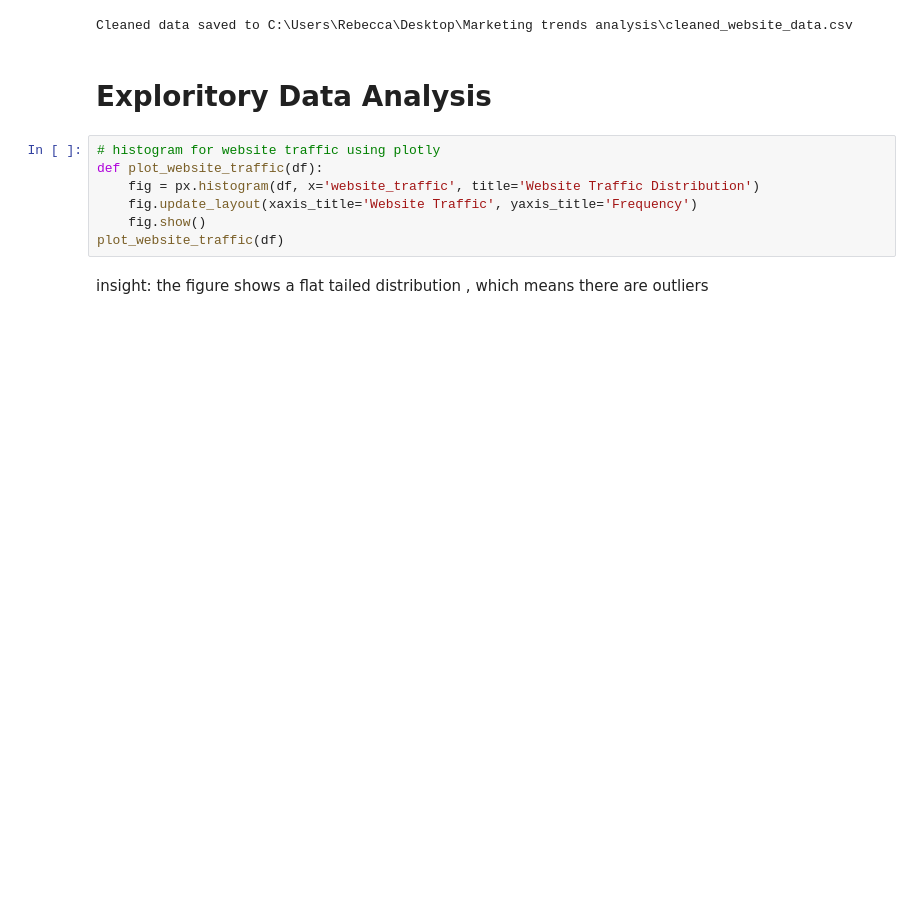
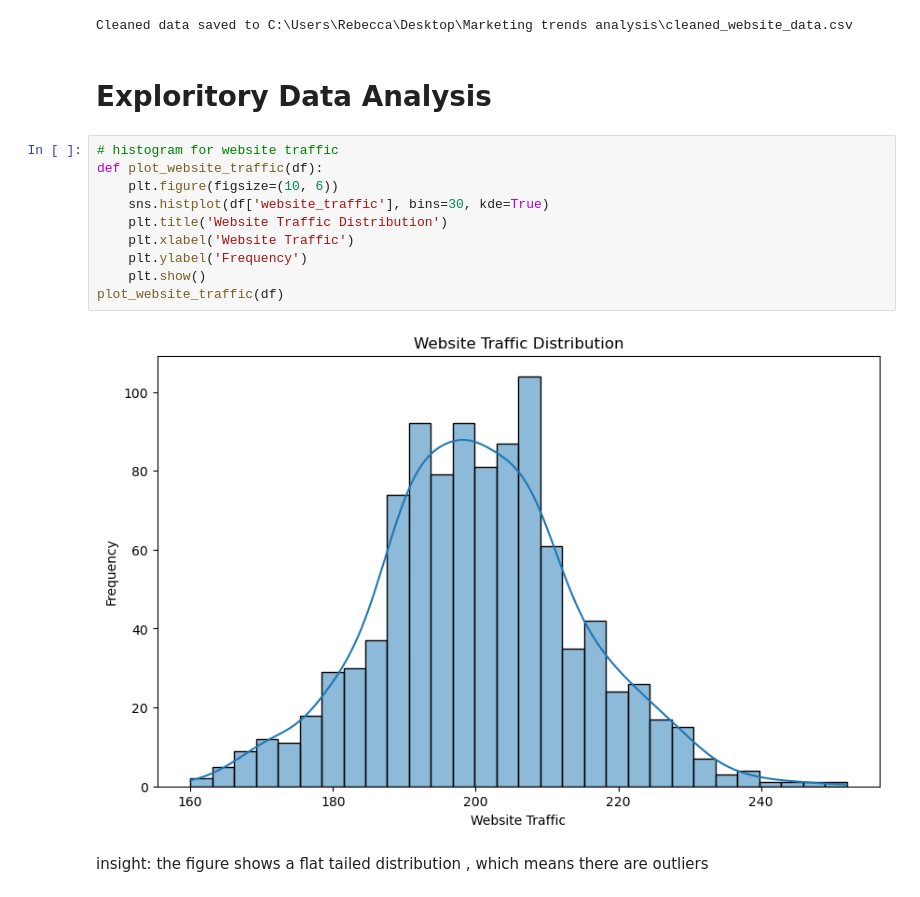
Before and after one commit to RebeccaMorolong/Ecommerce-Marketing-Forecast, a Jupyter notebook: websiteanalysis.ipynb, the cells around one changed output. Cells and saved outputs as stored; diff of their text form; blank space fills up the shorter version.

```diff
--- a/websiteanalysis.ipynb
+++ b/websiteanalysis.ipynb
@@ -120,12 +119,17 @@ Cleaned data saved to C:\Users\Rebecca\Desktop\Marketing trends analysis\cleaned
 # %% [markdown]
 # Exploritory Data Analysis
 # %%
-# histogram for website traffic using plotly
+# histogram for website traffic
 def plot_website_traffic(df):
-    fig = px.histogram(df, x='website_traffic', title='Website Traffic Distribution')
-    fig.update_layout(xaxis_title='Website Traffic', yaxis_title='Frequency')
-    fig.show()
+    plt.figure(figsize=(10, 6))
+    sns.histplot(df['website_traffic'], bins=30, kde=True)
+    plt.title('Website Traffic Distribution')
+    plt.xlabel('Website Traffic')
+    plt.ylabel('Frequency')
+    plt.show()
 plot_website_traffic(df)
+# %% [output]
+[figure, added]
 # %% [markdown]
 insight: the figure shows a flat tailed distribution , which means there are outliers
 # %%
```
Also changed, not shown: parts of 11 cells of this notebook.
